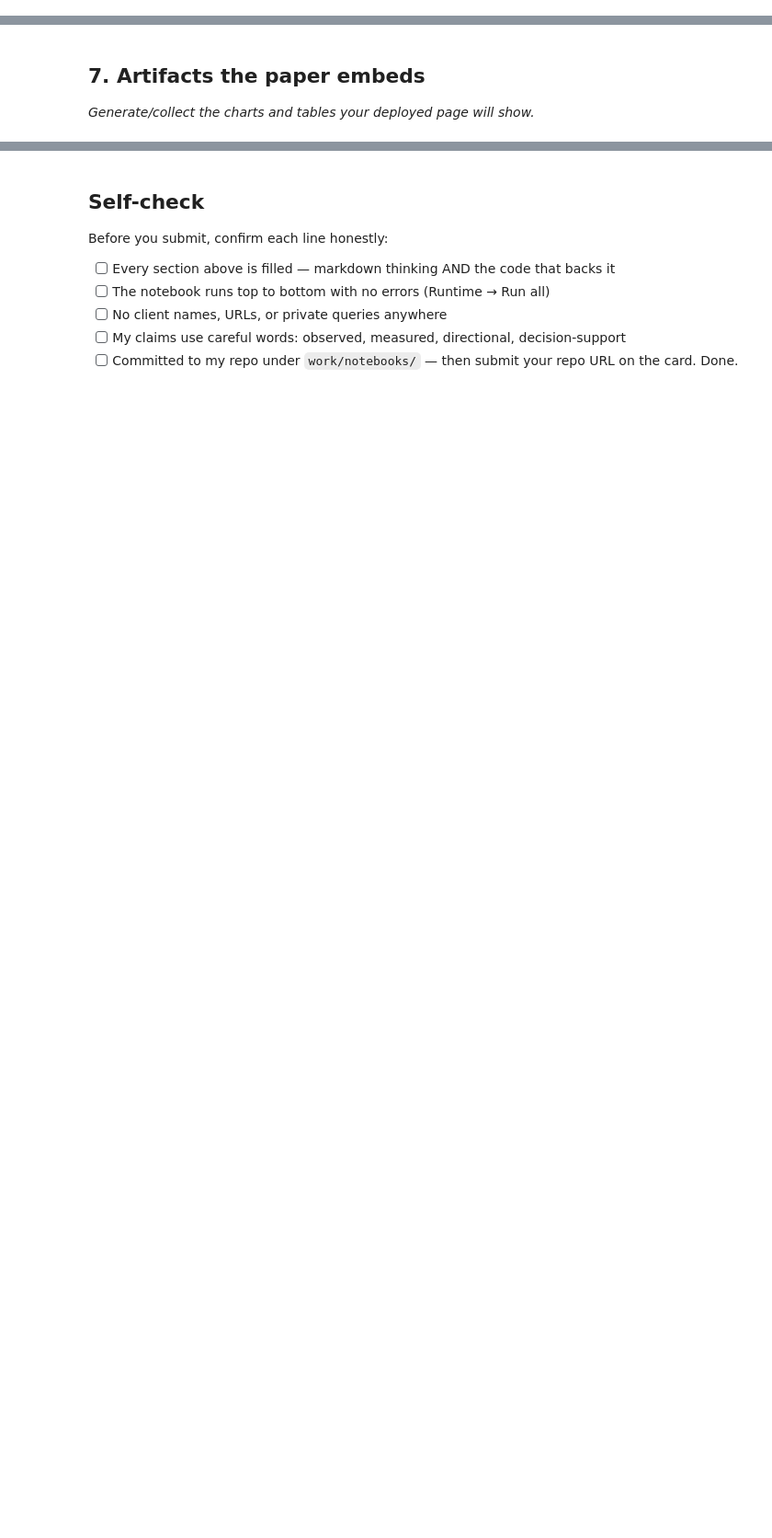
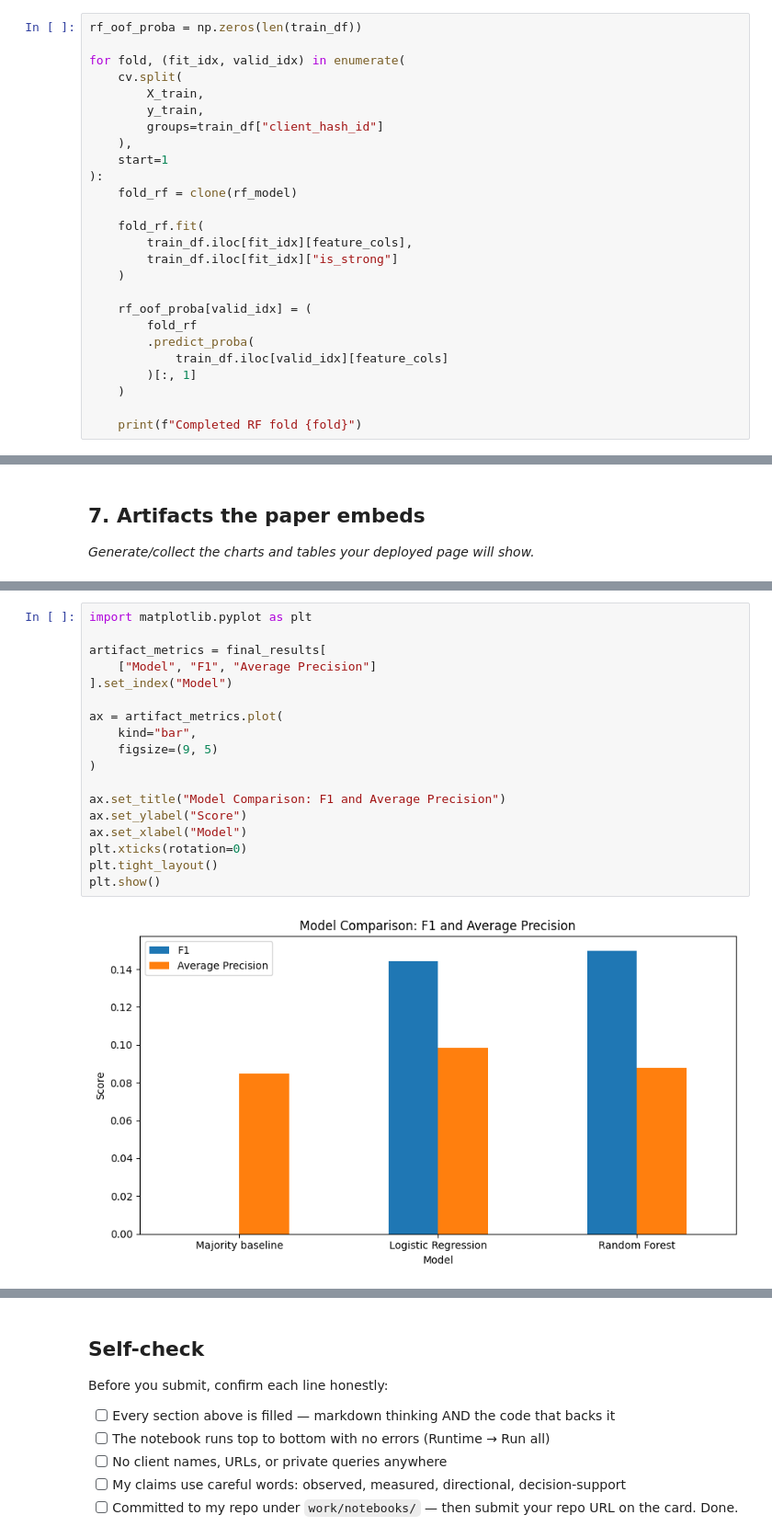
Before and after one commit to russelfordguinoo-oss/Russel-Repository-, a Jupyter notebook: work/notebooks/capstone.ipynb, the cells around one changed output, grey strips where cells are left out. Shown at 92% size. Drawn from its saved outputs; the diff is of its cells as text; blank space fills up the shorter version.

```diff
--- a/work/notebooks/capstone.ipynb
+++ b/work/notebooks/capstone.ipynb
@@ -1024,0 +591,26 @@ False Negative  navigational      3
+# %%
+rf_oof_proba = np.zeros(len(train_df))
+
+for fold, (fit_idx, valid_idx) in enumerate(
+    cv.split(
+        X_train,
+        y_train,
+        groups=train_df["client_hash_id"]
+    ),
+    start=1
+):
+    fold_rf = clone(rf_model)
+
+    fold_rf.fit(
+        train_df.iloc[fit_idx][feature_cols],
+        train_df.iloc[fit_idx]["is_strong"]
+    )
+
+    rf_oof_proba[valid_idx] = (
+        fold_rf
+        .predict_proba(
+            train_df.iloc[valid_idx][feature_cols]
+        )[:, 1]
+    )
+
+    print(f"Completed RF fold {fold}")
@@ -1040,0 +945,20 @@ False Negative  navigational      3
+# %%
+import matplotlib.pyplot as plt
+
+artifact_metrics = final_results[
+    ["Model", "F1", "Average Precision"]
+].set_index("Model")
+
+ax = artifact_metrics.plot(
+    kind="bar",
+    figsize=(9, 5)
+)
+
+ax.set_title("Model Comparison: F1 and Average Precision")
+ax.set_ylabel("Score")
+ax.set_xlabel("Model")
+plt.xticks(rotation=0)
+plt.tight_layout()
+plt.show()
+# %% [output]
+[figure, added]
```
Also changed, not shown: parts of 90 cells of this notebook.
